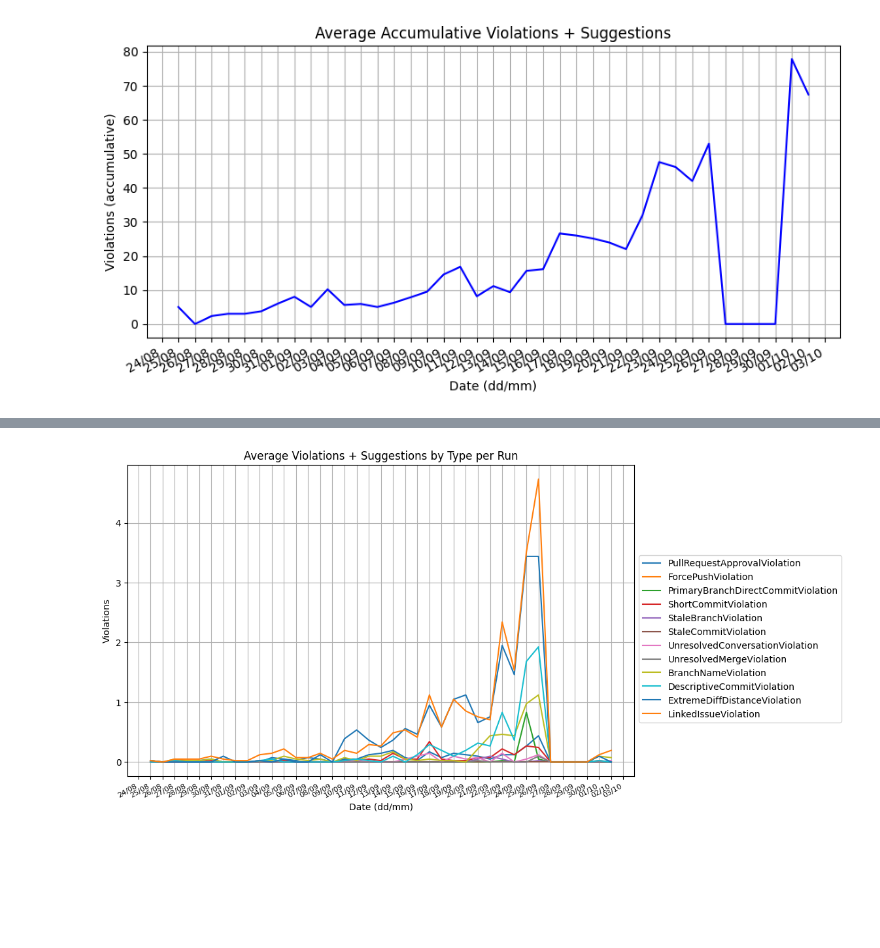
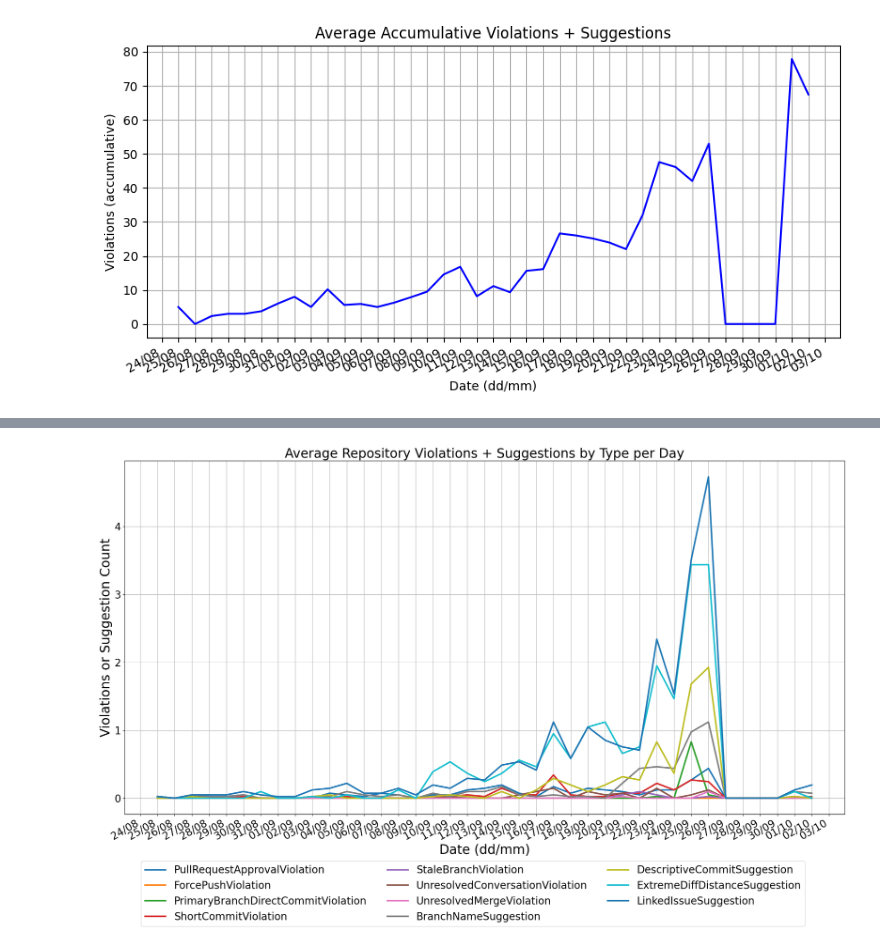
Before and after one commit to Git-Gopher/go-gopher, a Jupyter notebook: notebooks/logs.ipynb, the cells around one changed output, grey strips where cells are left out. Drawn from its saved outputs; the diff is of its cells as text; code cells hidden in the pictures; blank space fills up the shorter version.

```diff
--- a/notebooks/logs.ipynb
+++ b/notebooks/logs.ipynb
@@ -281,18 +294,27 @@ from collections import Counter
 
 fig, ax1 = plt.subplots(1, 1)
 
+fig.set_figheight(14)
+fig.set_figwidth(40)
 
-ax1.set_title("Average Violations + Suggestions by Type per Run")
-ax1.set_xlabel("Date (dd/mm)")
-ax1.set_ylabel("Violations")
+ax1.set_title(
+    "Average Repository Violations + Suggestions by Type per Day", fontsize=25
+)
+ax1.set_xlabel("Date (dd/mm)", fontsize=25)
+ax1.set_ylabel("Violations or Suggestion Count", fontsize=25)
 ax1.xaxis.set_major_formatter(mdates.DateFormatter("%d/%m"))
 ax1.xaxis.set_major_locator(mdates.DayLocator())
 ax1.grid(True)
-ax1.tick_params(axis="x", labelsize=8)
+ax1.tick_params(axis="x", labelsize=20)
+ax1.tick_params(axis="y", labelsize=20)
+
 
 fig.set_figheight(7)
 fig.set_figwidth(10)
 fig.autofmt_xdate()
+
+fig.set_figheight(14)
+fig.set_figwidth(25)
 
 # no binary violation because it's been tainted by a bug (invalid data)
 violationNames = [
@@ -302,7 +324,6 @@ violationNames = [
     "PrimaryBranchDirectCommitViolation",
     "ShortCommitViolation",
     "StaleBranchViolation",
-    "StaleCommitViolation",
     "UnresolvedConversationViolation",
     "UnresolvedMergeViolation",
 ]
@@ -313,7 +334,15 @@ suggestionNames = [
     "LinkedIssueViolation",
 ]
 
+mappingRename = {
+    "BranchNameViolation": "BranchNameSuggestion",
+    "DescriptiveCommitViolation": "DescriptiveCommitSuggestion",
+    "ExtremeDiffDistanceViolation": "ExtremeDiffDistanceSuggestion",
+    "LinkedIssueViolation": "LinkedIssueSuggestion",
+}
+
 blacklist = ["BinaryViolation", "EmptyCommitViolation"]
+
 violationNames = list(
     filter(
         lambda x: x not in blacklist,
@@ -394,36 +423,44 @@ def byType(data):
     # range of dates monotomically increasing by day value
     dr = date_range(minDate, maxDate)
 
     # plot each violation frequency per run over time
     for vn in violationNames + suggestionNames:
         xs = []
         ys = []
         for i in range(0, len(dr) - 2):
             lower = dr[i]
             upper = dr[i + 1]
 
             vs = []
             # find all dates between update and lower range
             for (gn, ds) in groups.items():
                 group_total = 0
                 for d, vs2 in ds:
                     for v in vs2:
                         if (lower <= d <= upper) and v == vn:
                             group_total += 1
-                # if group_total > 80:
-                # print("%s %s %s %d" % (lower, vn, gn, group_total))
+
                 vs.append(group_total)
 
             # can't mean empty arrays, hardcode days with no contribs to [0] (zero mean)
             vs = vs if vs != [] else [0]
             ys.append(mean(vs))
             xs.append(lower)
-
-        ax1.plot(xs, ys, label=vn)
-    fig.legend(loc="center left", bbox_to_anchor=(0.9, 0.5))
+        realLabel = vn if vn not in mappingRename.keys() else mappingRename[vn]
+        ax1.plot(xs, ys, label=realLabel, linewidth=3)
+    # fig.legend(loc="center left", bbox_to_anchor=(0.9, 0.5), fontsize=20)
+    fig.legend(
+        loc="upper center",
+        bbox_to_anchor=(0.5, 0.12),
+        fancybox=True,
+        shadow=False,
+        ncol=3,
+        fontsize=20,
+    )
+    fig.savefig("/tmp/figure1.png", dpi=600, bbox_inches="tight")
 
 
 data = load("../output/merged-log-SOFTENG206-2022.json")
 byType(data)
 # %% [output]
-[figure, old version]
+[figure, new version]
```
Also changed, not shown: parts of 1 cell of this notebook.
